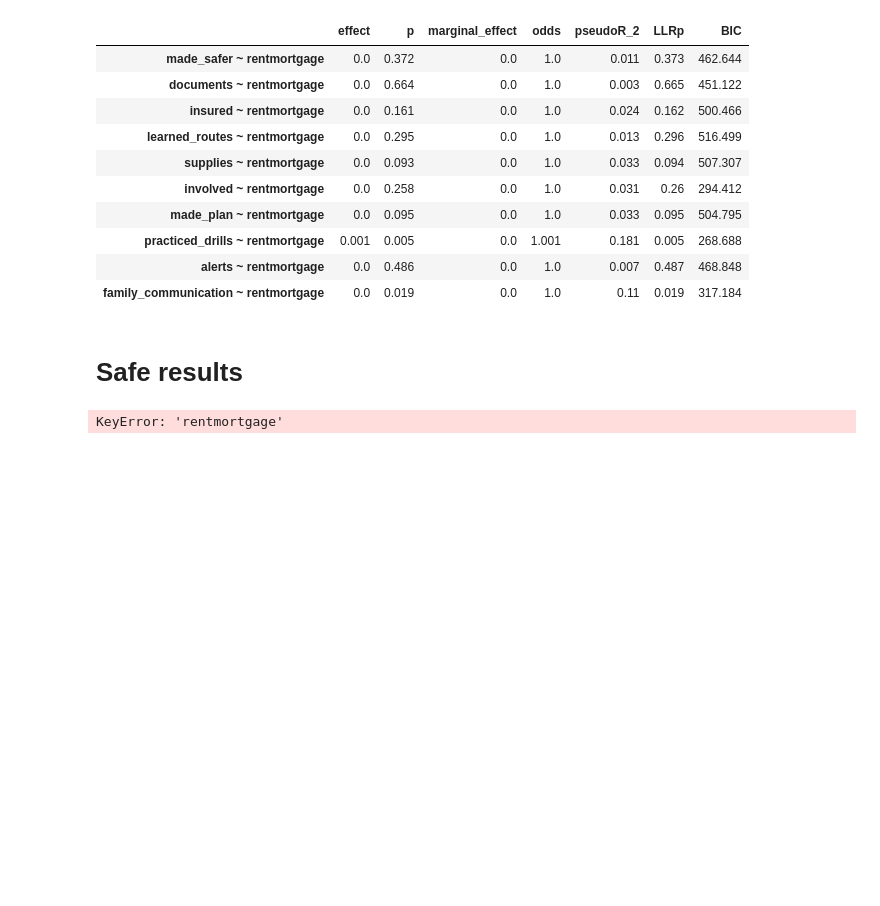
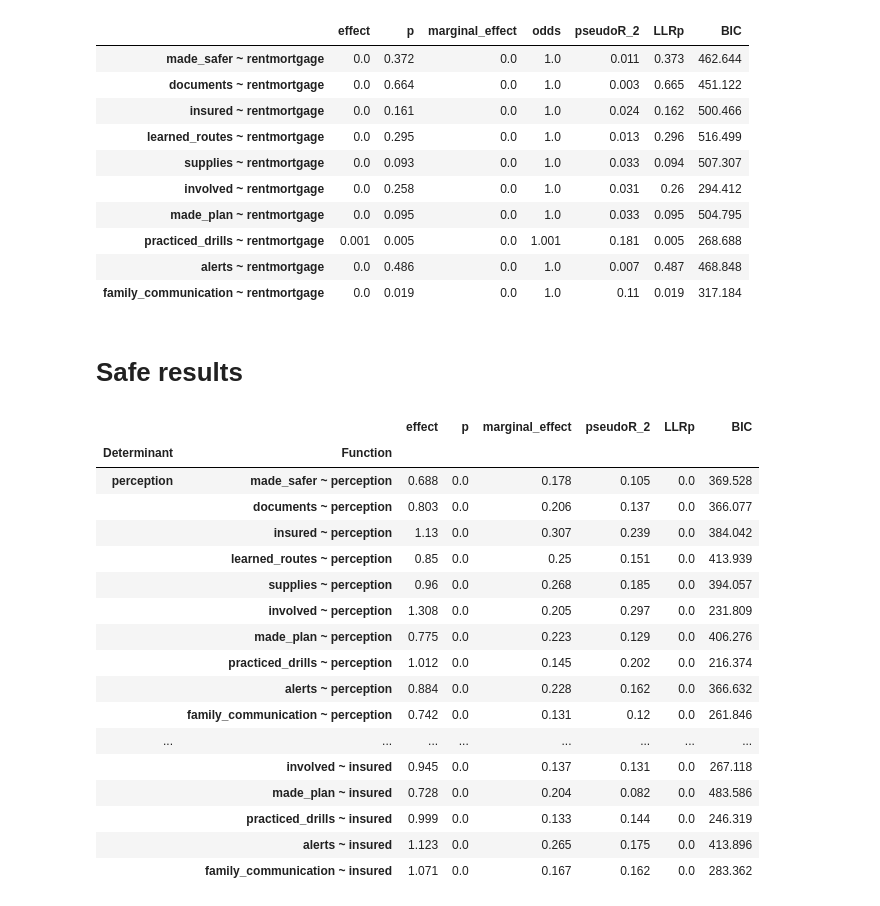
Before and after one commit to phillippmueller/flood_adaptation_behavior, a Jupyter notebook: analysis/automated/univariate_models.ipynb, the cells around one changed output. Cells and saved outputs as stored; diff of their text form; code cells hidden in the pictures; blank space fills up the shorter version.

```diff
--- a/analysis/automated/univariate_models.ipynb
+++ b/analysis/automated/univariate_models.ipynb
@@ -633,12 +633,23 @@ logit(functions=rentmortgage, determinant=determinant, data=df_n)
 # %% [markdown]
 # Safe results
 # %%
-functions_k = [
-    ('perception', perception),
-    ('awareness', awareness),
-    ('floodzone', floodzone),
-    ('efficacy', efficacy)
+# probit
+functions = [
+    ('perception', perception, df_k),
+    ('awareness', awareness, df_k),
+    ('experience', experience, df_n),
+    ('floodzone', floodzone, df_k),
+    ('efficacy', efficacy, df_k),
+    ('insured', insurance, df_n)
 ]
-#functions_n = [insurance, experience]
-for determinant, formula_list in functions_k:
-    results = probit(functions=formula_list, determinant = determinant, data=df_k)
+
+
+res_list = []
+determinant_keys = [] # first level index
+
+for determinant, formula_list, data in functions:
+    res_df = probit(functions=formula_list, determinant = determinant, data=data)
+    res_list.append(res_df)
+    determinant_keys.append(determinant)
+
+probit_df = pd.concat(res_list, keys = determinant_keys, names = ['Determinant','Function'])
@@ -654,15 +655,0 @@ functions_k = [
-# %%
-probit_list = []
-logit_list = []
-
-probit = probit(functions=experience, determinant=determinant, data=df_n)
-probit.index = pd.MultiIndex.from_product([[determinant],probit.index])
-probit_list.append(probit)
-results_probit = pd.concat(probit_list)
-
-logit = logit(functions=experience, determinant=determinant, data=df_n)
-logit.index = pd.MultiIndex.from_product([[determinant], logit.index])
-logit_list.append(logit)
-results_logit = pd.concat(logit_list)
-# %% [output]
-KeyError: 'rentmortgage'
@@ -678,0 +656,21 @@ results_logit = pd.concat(logit_list)
+# %%
+probit_df
+# %% [output]
+|  |  | effect | p | marginal_effect | pseudoR_2 | LLRp | BIC |
+| Determinant | Function |  |  |  |  |  |  |
+| perception | made_safer ~ perception | 0.688 | 0.0 | 0.178 | 0.105 | 0.0 | 369.528 |
+|  | documents ~ perception | 0.803 | 0.0 | 0.206 | 0.137 | 0.0 | 366.077 |
+|  | insured ~ perception | 1.13 | 0.0 | 0.307 | 0.239 | 0.0 | 384.042 |
+|  | learned_routes ~ perception | 0.85 | 0.0 | 0.25 | 0.151 | 0.0 | 413.939 |
+|  | supplies ~ perception | 0.96 | 0.0 | 0.268 | 0.185 | 0.0 | 394.057 |
+|  | involved ~ perception | 1.308 | 0.0 | 0.205 | 0.297 | 0.0 | 231.809 |
+|  | made_plan ~ perception | 0.775 | 0.0 | 0.223 | 0.129 | 0.0 | 406.276 |
+|  | practiced_drills ~ perception | 1.012 | 0.0 | 0.145 | 0.202 | 0.0 | 216.374 |
+|  | alerts ~ perception | 0.884 | 0.0 | 0.228 | 0.162 | 0.0 | 366.632 |
+|  | family_communication ~ perception | 0.742 | 0.0 | 0.131 | 0.12 | 0.0 | 261.846 |
+| ... | ... | ... | ... | ... | ... | ... | ... |
+|  | involved ~ insured | 0.945 | 0.0 | 0.137 | 0.131 | 0.0 | 267.118 |
+|  | made_plan ~ insured | 0.728 | 0.0 | 0.204 | 0.082 | 0.0 | 483.586 |
+|  | practiced_drills ~ insured | 0.999 | 0.0 | 0.133 | 0.144 | 0.0 | 246.319 |
+|  | alerts ~ insured | 1.123 | 0.0 | 0.265 | 0.175 | 0.0 | 413.896 |
+|  | family_communication ~ insured | 1.071 | 0.0 | 0.167 | 0.162 | 0.0 | 283.362 |
```
Also changed, not shown: parts of 3 cells of this notebook.
